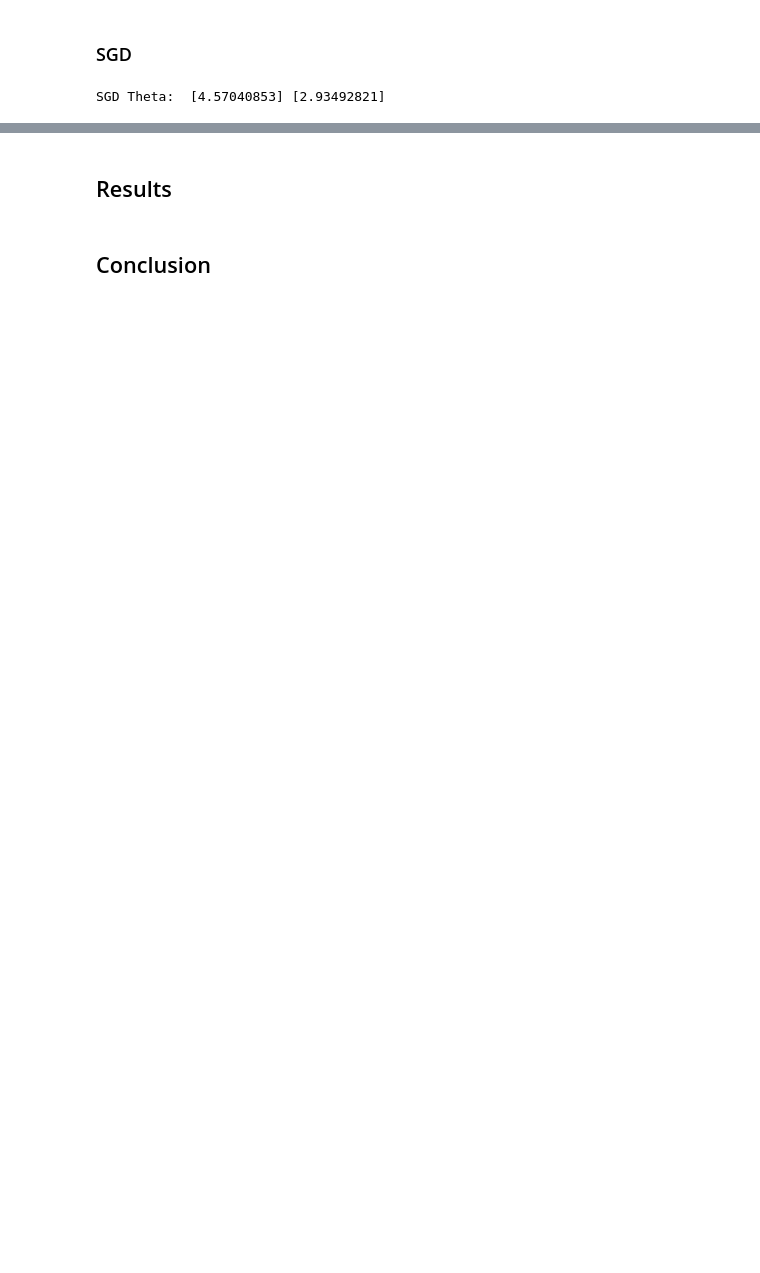
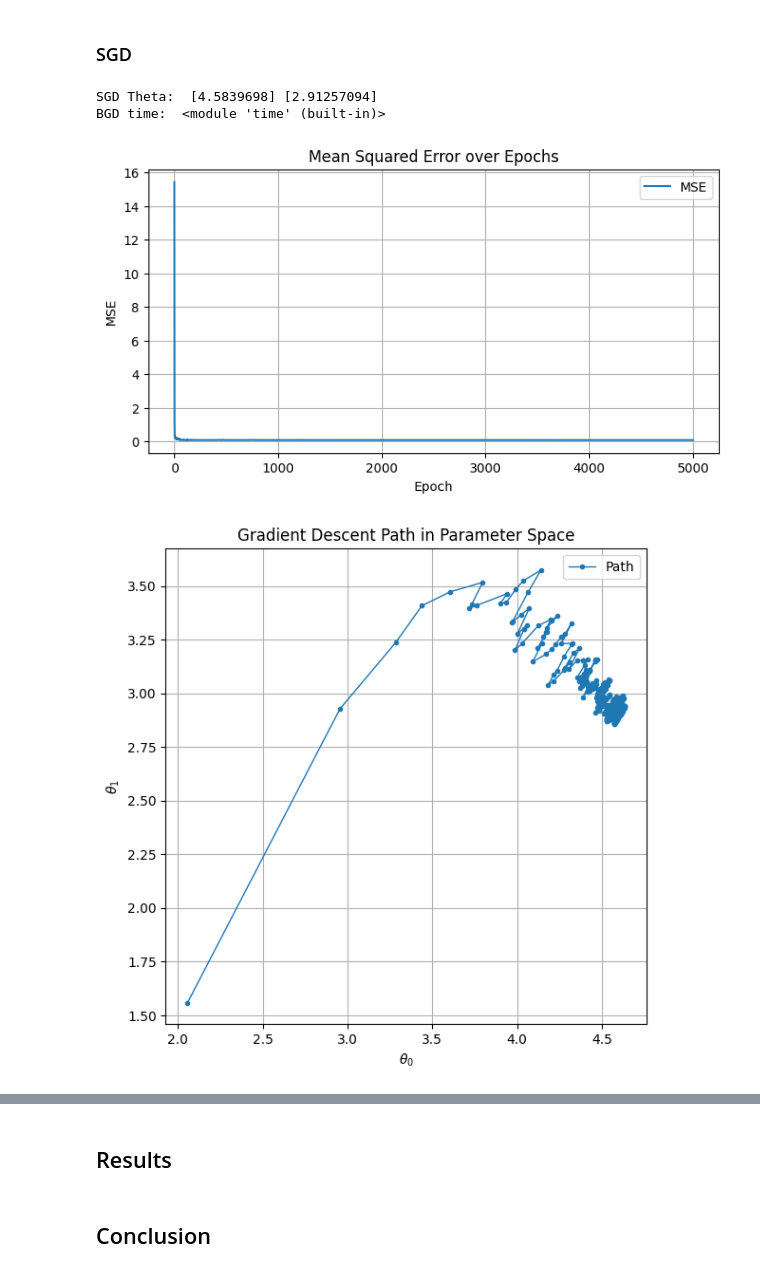
Before and after one commit to isaultirado77/Intro-to-ML, a Jupyter notebook: gradient_descent/gradient_descent_notebook.ipynb, the cells around one changed output, grey strips where cells are left out. Saved outputs shown, nothing was run; the diff lists cells and outputs as text; code cells hidden in the pictures; blank space fills up the shorter version.

```diff
--- a/gradient_descent/gradient_descent_notebook.ipynb
+++ b/gradient_descent/gradient_descent_notebook.ipynb
@@ -222,16 +222,22 @@ class SGD(GD):
                 gradients = 2 * xi.T @ (xi @ theta - yi)  # Using non-compacted MSE
                 eta = self.learning_schedule(epoch * m + i)
                 theta = theta - eta * gradients
-                thetas.append((theta[0], theta[0]))
+                thetas.append(theta.flatten())
                 error.append(np.abs(self.X @ theta - self.y))
         end = start - time.time()
-        return theta, thetas, error, time
+        return theta, thetas, error, end
 # %%
 sgd = SGD(X_b, y, learning_rate=0.1, n_epoch=50)
-theta_sgd = sgd.optimice()
+theta_sgd, theta_hist_sgd, error_sgd, ttime_sgd = sgd.optimice()
 # %%
 print("SGD Theta: ", *theta_sgd)
+print("BGD time: ", ttime_sgd)
+plot_error(error_sgd)
+plot_theta_hist(theta_hist_sgd)
 # %% [output]
-SGD Theta:  [4.57040853] [2.93492821]
+SGD Theta:  [4.5839698] [2.91257094]
+BGD time:  <module 'time' (built-in)>
+[figure, added]
+[figure, added]
 # %% [markdown]
 ### Mini-batch GD
```
Also changed, not shown: parts of 7 cells of this notebook, 2 other files.
